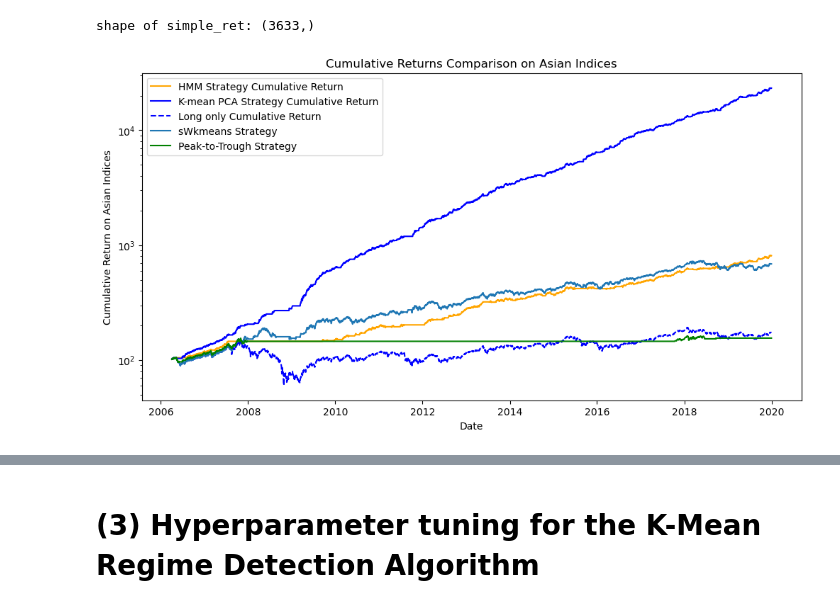
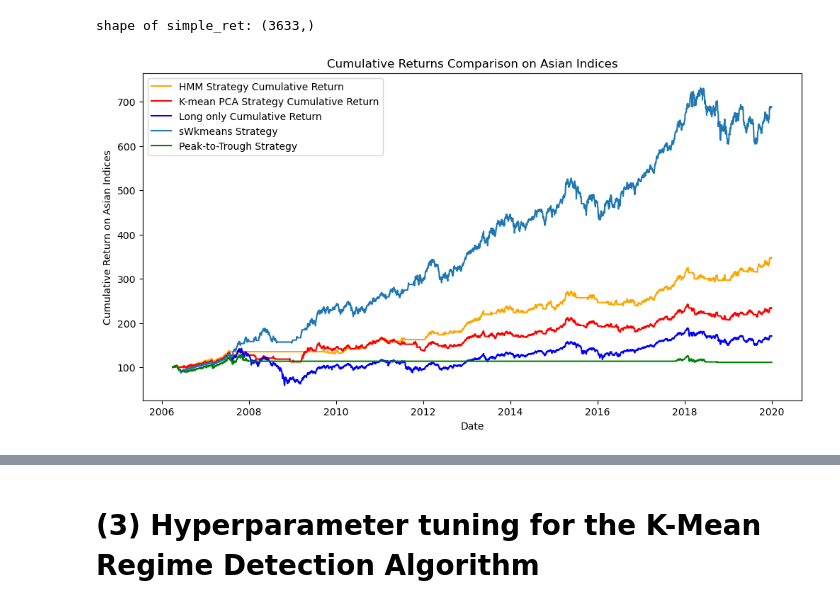
Before and after one commit to oscar10-wq/Algorithmic-Trading-via-Regime-Detection-and-Stock-Grouping-, a Jupyter notebook: results.ipynb, the cells around one changed output, grey strips where cells are left out. Cells and saved outputs as stored; diff of their text form; code cells hidden in the pictures.

```diff
--- a/results.ipynb
+++ b/results.ipynb
@@ -553,18 +551,17 @@ shape of simple_ret: (3633,)
 # %%
 fig= plt.figure(figsize=(12, 6))
 plt.plot(bt_hmm_asia['cum_strategy'], label='HMM Strategy Cumulative Return', color='orange')
-plt.plot(bt_asia['cum_strategy'], label='K-mean PCA Strategy Cumulative Return', color='blue')
-plt.plot(bt_asia['cum_basket'], label='Long only Cumulative Return', color='blue', linestyle='--')
+plt.plot(bt_asia['cum_strategy'], label='K-mean PCA Strategy Cumulative Return', color='red')
+plt.plot(bt_asia['cum_basket'], label='Long only Cumulative Return', color='blue')
 plt.plot(bt_asia_skmeans['cum_strategy_skmeans'], label='sWkmeans Strategy')
 plt.plot(bt_asia["cum_strategy_ptt"], label='Peak-to-Trough Strategy',color='green')
 plt.title('Cumulative Returns Comparison on Asian Indices')
 plt.xlabel('Date')
-plt.yscale('log')
 plt.ylabel('Cumulative Return on Asian Indices')
 plt.legend()
 fig.savefig('graphs/cumulative_returns_comparison_asia.png')
 # %% [output]
-[figure, old version]
+[figure, new version]
 # %%
 print("-- Backtest Summary --")
 print('---------------------- PCA KMeans Strategy Performance ----------------------')
```
Also changed, not shown: parts of 5 cells of this notebook, 7 other files.
